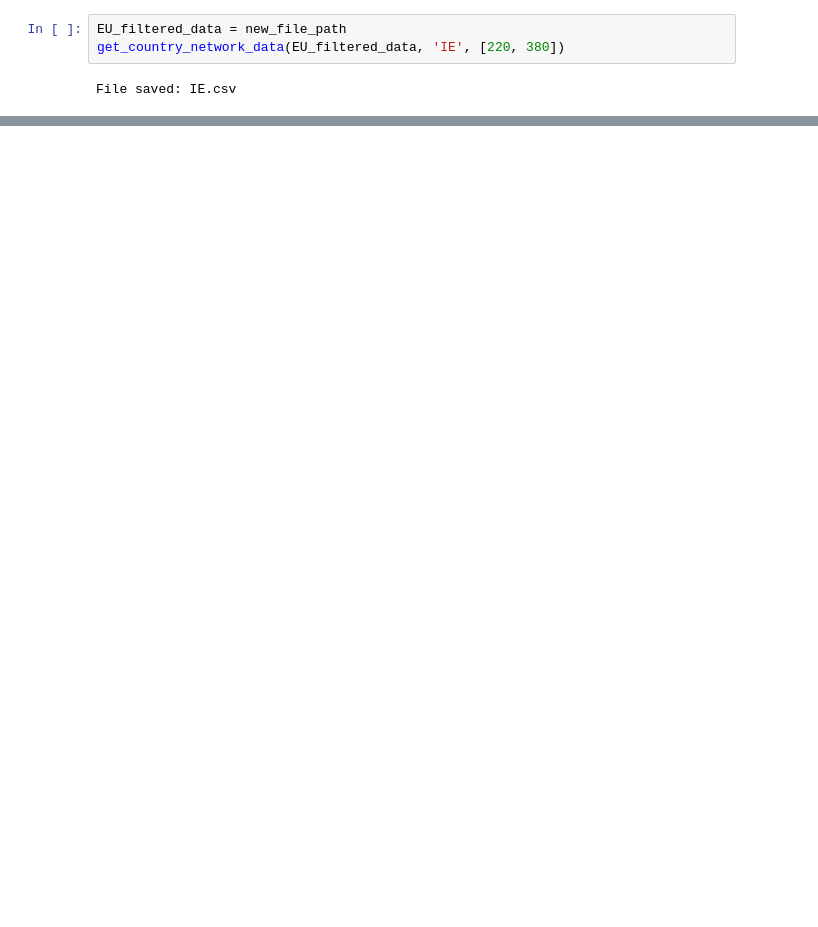
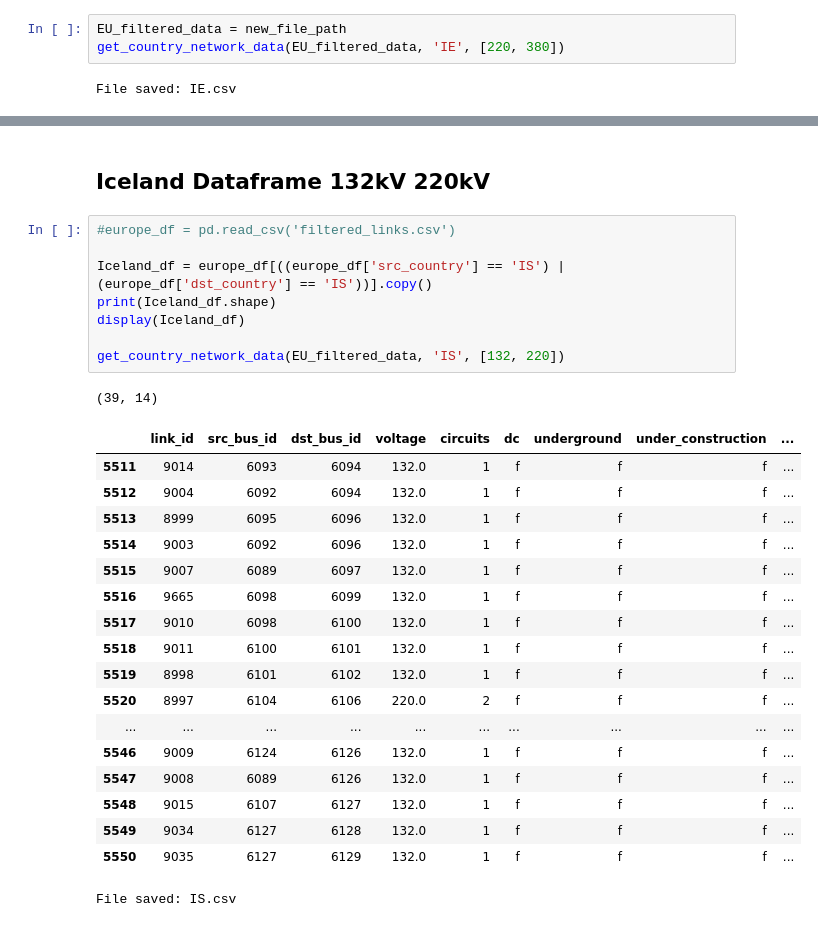
Before and after one commit to kate9871/MetroMap-PowerGrids, a Jupyter notebook: Europe Dataset Cleaning.ipynb, the cells around one changed output, grey strips where cells are left out. Saved outputs shown, nothing was run; the diff lists cells and outputs as text; blank space fills up the shorter version.

```diff
--- a/Europe Dataset Cleaning.ipynb
+++ b/Europe Dataset Cleaning.ipynb
@@ -276,0 +346,30 @@ File saved: IE.csv
+# %% [markdown]
+## Iceland Dataframe 132kV 220kV
+# %%
+#europe_df = pd.read_csv('filtered_links.csv')
+
+Iceland_df = europe_df[((europe_df['src_country'] == 'IS') | (europe_df['dst_country'] == 'IS'))].copy()
+print(Iceland_df.shape)
+display(Iceland_df)
+
+get_country_network_data(EU_filtered_data, 'IS', [132, 220])
+# %% [output]
+(39, 14)
+|  | link_id | src_bus_id | dst_bus_id | voltage | circuits | dc | underground | under_construction | ... |
+| 5511 | 9014 | 6093 | 6094 | 132.0 | 1 | f | f | f | ... |
+| 5512 | 9004 | 6092 | 6094 | 132.0 | 1 | f | f | f | ... |
+| 5513 | 8999 | 6095 | 6096 | 132.0 | 1 | f | f | f | ... |
+| 5514 | 9003 | 6092 | 6096 | 132.0 | 1 | f | f | f | ... |
+| 5515 | 9007 | 6089 | 6097 | 132.0 | 1 | f | f | f | ... |
+| 5516 | 9665 | 6098 | 6099 | 132.0 | 1 | f | f | f | ... |
+| 5517 | 9010 | 6098 | 6100 | 132.0 | 1 | f | f | f | ... |
+| 5518 | 9011 | 6100 | 6101 | 132.0 | 1 | f | f | f | ... |
+| 5519 | 8998 | 6101 | 6102 | 132.0 | 1 | f | f | f | ... |
+| 5520 | 8997 | 6104 | 6106 | 220.0 | 2 | f | f | f | ... |
+| ... | ... | ... | ... | ... | ... | ... | ... | ... | ... |
+| 5546 | 9009 | 6124 | 6126 | 132.0 | 1 | f | f | f | ... |
+| 5547 | 9008 | 6089 | 6126 | 132.0 | 1 | f | f | f | ... |
+| 5548 | 9015 | 6107 | 6127 | 132.0 | 1 | f | f | f | ... |
+| 5549 | 9034 | 6127 | 6128 | 132.0 | 1 | f | f | f | ... |
+| 5550 | 9035 | 6127 | 6129 | 132.0 | 1 | f | f | f | ... |
+File saved: IS.csv
```
Also changed, not shown: parts of 14 cells of this notebook, 27 other files.
